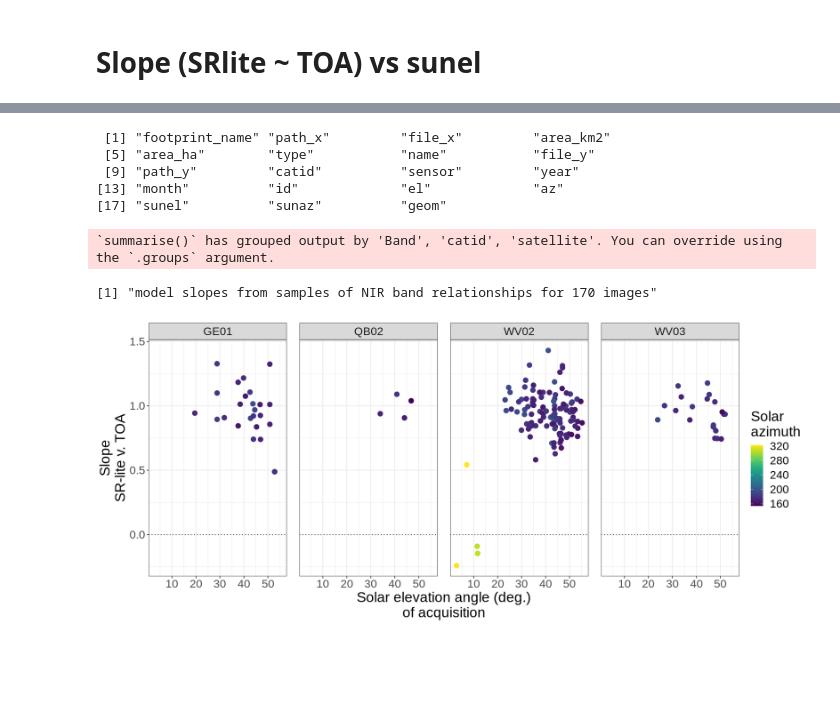
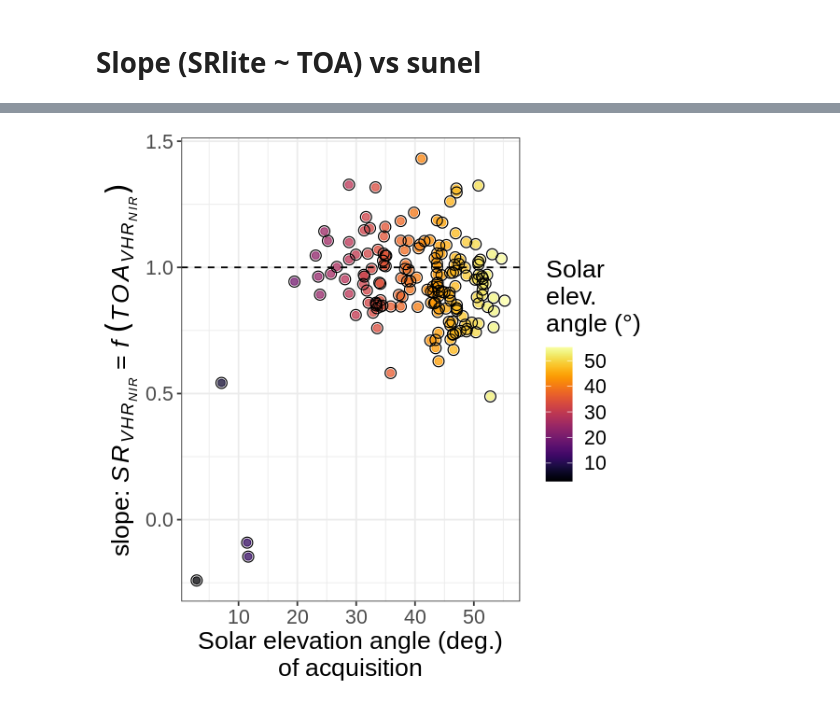
Before and after one commit to pahbs/geoscitools, a Jupyter notebook: srlite_igarss_results.ipynb, the cells around one changed output, grey strips where cells are left out. Drawn from its saved outputs; the diff is of its cells as text; code cells hidden in the pictures; blank space fills up the shorter version.

```diff
--- a/srlite_igarss_results.ipynb
+++ b/srlite_igarss_results.ipynb
@@ -25,3 +80,7 @@ Skipping install of 'rnaturalearthhires' from a github remote, the SHA1 (c3785a8
 # %% [markdown]
 # Read global metrics (by image, band)
+# %%
+DIR_SRLITE = '/explore/nobackup/people/pmontesa/srlite'
+#DIR_SRLITE_OUTPLOTS = '/explore/nobackup/people/pmontesa/userfs02/projects/srlite/plots'
+DIR_SRLITE_OUTPLOTS = '/explore/nobackup/people/pmontesa/userfs02/projects/ilab/srlite_igarss/plots/'
 # %%
@@ -250,6 +346,6 @@ hist_r2_score + hist_slope + hist_int +
 ### Sample of reflectance from 30m pixels from the stack of SRLite output, TOA input, and CCDC input (with common mask applied)
 From all batches, a sample of 0.001 of the pixels is used to compare results across all images, bands, and linear models
 # %%
-sample_reflectance_table_fn = '/explore/nobackup/people/pmontesa/srlite/srlite_diagnostics_20221028/global/global_from_sample_p001.csv'
+sample_reflectance_table_fn = path(DIR_SRLITE, '/srlite_diagnostics_20221028/global/global_from_sample_p001.csv')
 # %%
 reflect_df <- read_csv(sample_reflectance_table_fn) %>%
@@ -301,0 +381,7 @@ Joining, by = "name"
+# %%
+band_names_orig = c('Blue','Green','Red','NIR')
+
+bands <- tibble(Band = band_names_orig,
+                Band_so = c(1,2,3,4)) %>%
+                  mutate(Band = fct_reorder(Band, Band_so)) %>%
+                  select(-Band_so)
@@ -301,0 +413,7 @@ Joining, by = "name"
+# %%
+reflect_df_long <- reflect_df_longer %>% drop_na() %>%
+  dplyr::group_by(catid, ReflectanceType) %>%
+  dplyr::mutate(row = row_number()) %>%
+  pivot_wider(names_from=ReflectanceType, values_from=Reflectance) %>%
+  dplyr::select(-row) %>%
+  dplyr::ungroup()
@@ -463,45 +819,24 @@ select(reflect_df_long,  'EVHR_TOA' ) %>% colnames()
-# %%
-names(vhr_df)
-# %% [output]
- [1] "footprint_name" "path_x"         "file_x"         "area_km2"
- [5] "area_ha"        "type"           "name"           "file_y"
- [9] "path_y"         "catid"          "sensor"         "year"
-[13] "month"          "id"             "el"             "az"
-[17] "sunel"          "sunaz"          "geom"
 # %%
-options(repr.plot.width = 14, repr.plot.height = 6)
+options(repr.plot.width = 5, repr.plot.height = 5)
 
-library(broom)
-
-#X_VAR = select(reflect_df_long, 'EVHR_TOA') %>% colnames()
-#X_VAR = 'EVHR_TOA'
-
-smry_slope = reflect_df_long %>%
-    filter(region == 'Alaska', Band == 'NIR') %>%
-    nest_by(Band, catid, satellite) %>%
-    mutate(mod = list(lm(EVHR_SRLite ~ EVHR_TOA, data = data))) %>%
-    summarize(tidy(mod)) %>% filter(term != '(Intercept)') %>%
-    left_join(vhr_df %>% select(catid, sunel, sunaz, el, az), by = c('catid' = 'catid'))
-    #summarize(glance(mod))
-    #summarize(augment(mod))
-N_catids = dim(smry_slope)[1]
-print(paste0('model slopes from samples of NIR band relationships for ', N_catids, ' images'))
-smry_slope %>%
+p_smry_slope = smry_slope %>%
     ggplot(aes(x = sunel, y = estimate)) +
-        geom_point(aes(color = sunaz), shape = 19, size = 3) +
-        scale_color_viridis(name = 'Solar\nazimuth') +
+        geom_point(aes(color = sunel), shape = 20,  size = 3, alpha=.75) +
+        scale_color_viridis(name = 'Solar\nelev.\nangle (°)', option='inferno') +
+        geom_point(aes(color = sunaz), shape = 21, color='black', size = 3) +
+        geom_hline(yintercept=1, linetype='dashed') +
         #facet_grid(satellite ~ Band) +
-        facet_wrap(~satellite, ncol=4) +
-        geom_hline(aes(yintercept=0), linetype = 'dotted') +
-        labs(y = 'Slope\nSR-lite v. TOA', x = 'Solar elevation angle (deg.)\nof acquisition',
+        #facet_wrap(~satellite, ncol=4) +
+        labs(
+            y = expression(paste('slope:'~italic(SR[VHR[NIR]])~'='~italic(f~(TOA[VHR[NIR]])))),
+            #y = expression(paste('Model slope\n ', SR[VHR]~'~'~TOA[VHR])),
+            x = 'Solar elevation angle (deg.)\nof acquisition',
              #caption= paste0('model slopes from samples of NIR band relationships for ', N_catids, ' images')
             ) +
     theme_bw() +
-    theme(text = element_text(size=20),
+    theme(text = element_text(size=16),
           panel.spacing = unit(0.25, 'inch'))
 
-#tail(smry_slope)
+p_smry_slope
 # %% [output]
-`summarise()` has grouped output by 'Band', 'catid', 'satellite'. You can override using the `.groups` argument.
-[1] "model slopes from samples of NIR band relationships for 170 images"
-[figure, old version]
+[figure, new version]
```
Also changed, not shown: parts of 56 cells of this notebook, 9 other files.
